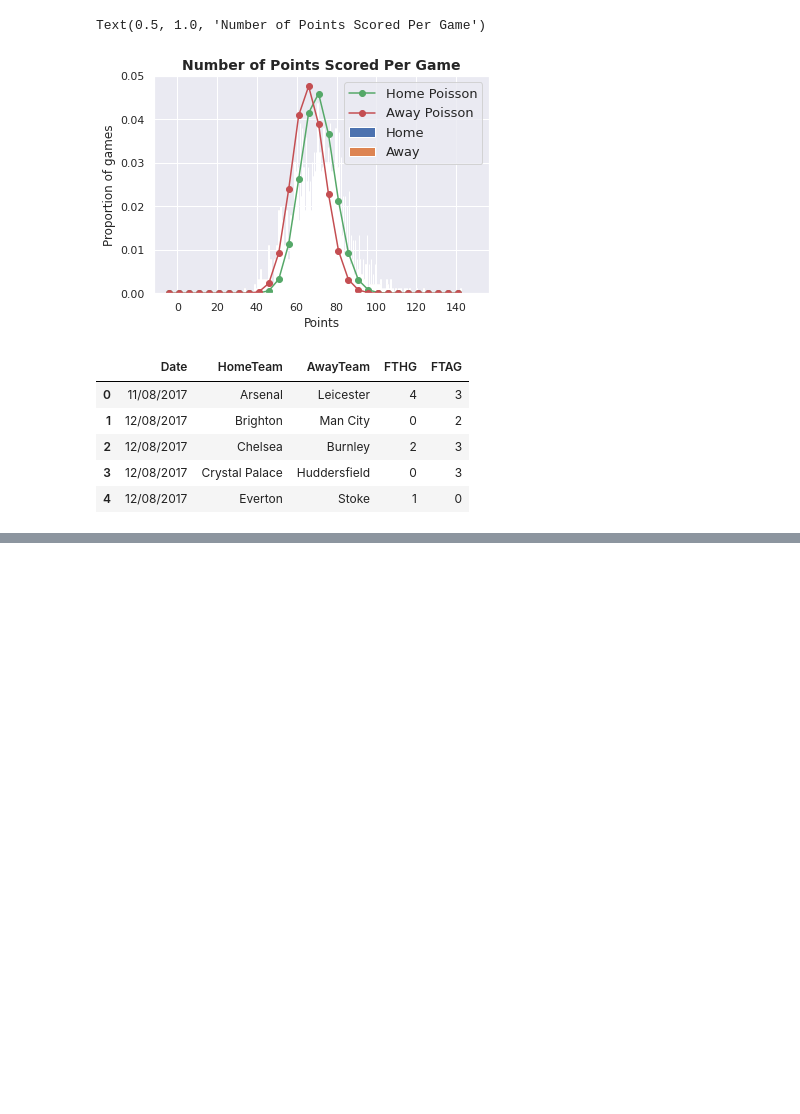
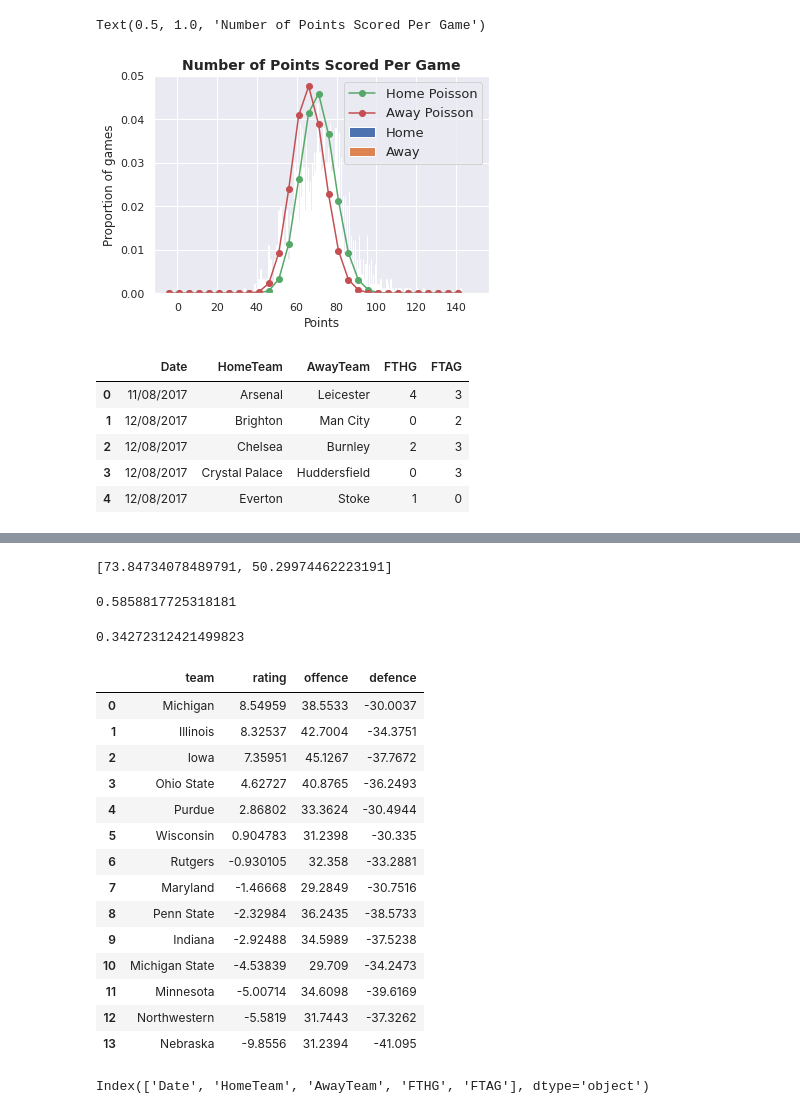
Before and after one commit to gaulight42/bball1, a Jupyter notebook: ncaaBball2022.ipynb, the cells around one changed output, grey strips where cells are left out. Drawn from its saved outputs; the diff is of its cells as text; code cells hidden in the pictures; blank space fills up the shorter version.

```diff
--- a/ncaaBball2022.ipynb
+++ b/ncaaBball2022.ipynb
@@ -435,0 +552,43 @@ np.sum(np.triu(probs, 1))
+# %%
+#figure out how they get the Home Goal Expectation
+#by taking the parameters and trying to push it into the formula for mu
+# since the mean, the variance, and the expected value are all equal
+home_goal_exp = np.exp(1.032 + 3 + 0.27)
+away_goal_exp = np.exp(0.918 + 3)
+[home_goal_exp,away_goal_exp]
+# %% [output]
+[73.84734078489791, 50.29974462223191]
+# %%
+probs.total_goals("over", 120)
+# %% [output]
+0.5858817725318181
+# %%
+probs.total_goals("under", 120)
+# %% [output]
+0.34272312421499823
+# %%
+pb.ratings.massey(big10df["FTHG"], big10df["FTAG"], big10df["HomeTeam"], big10df["AwayTeam"])
+# %% [output]
+|  | team | rating | offence | defence |
+| 0 | Michigan | 8.54959 | 38.5533 | -30.0037 |
+| 1 | Illinois | 8.32537 | 42.7004 | -34.3751 |
+| 2 | Iowa | 7.35951 | 45.1267 | -37.7672 |
+| 3 | Ohio State | 4.62727 | 40.8765 | -36.2493 |
+| 4 | Purdue | 2.86802 | 33.3624 | -30.4944 |
+| 5 | Wisconsin | 0.904783 | 31.2398 | -30.335 |
+| 6 | Rutgers | -0.930105 | 32.358 | -33.2881 |
+| 7 | Maryland | -1.46668 | 29.2849 | -30.7516 |
+| 8 | Penn State | -2.32984 | 36.2435 | -38.5733 |
+| 9 | Indiana | -2.92488 | 34.5989 | -37.5238 |
+| 10 | Michigan State | -4.53839 | 29.709 | -34.2473 |
+| 11 | Minnesota | -5.00714 | 34.6098 | -39.6169 |
+| 12 | Northwestern | -5.5819 | 31.7443 | -37.3262 |
+| 13 | Nebraska | -9.8556 | 31.2394 | -41.095 |
+# %%
+#what if I just scaled the goals somehow?
+# subtracted min-2 (37-2)
+#df['new'] = df['hb'] - 5
+# divided by 25 ; I won't get an integer count
+big10df.columns
+# %% [output]
+Index(['Date', 'HomeTeam', 'AwayTeam', 'FTHG', 'FTAG'], dtype='object')
```
Also changed, not shown: parts of 37 cells of this notebook.
